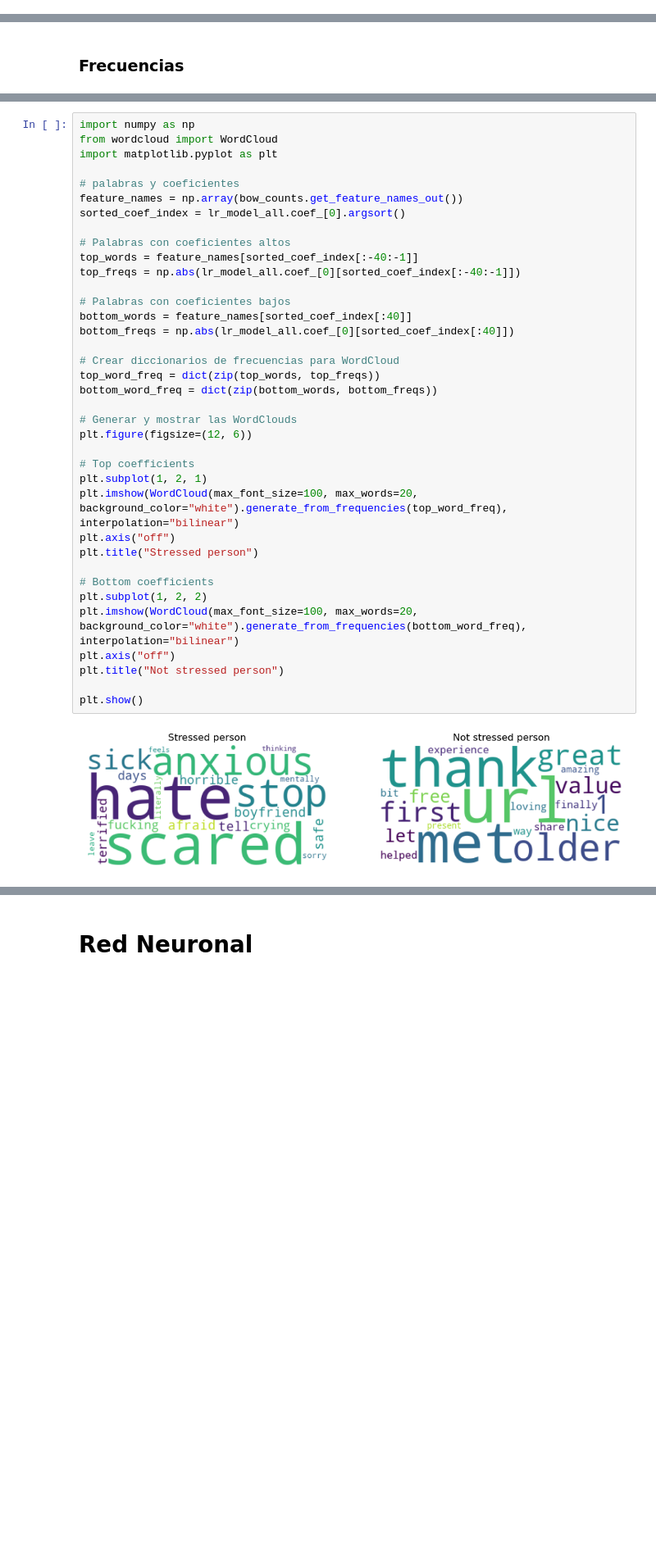
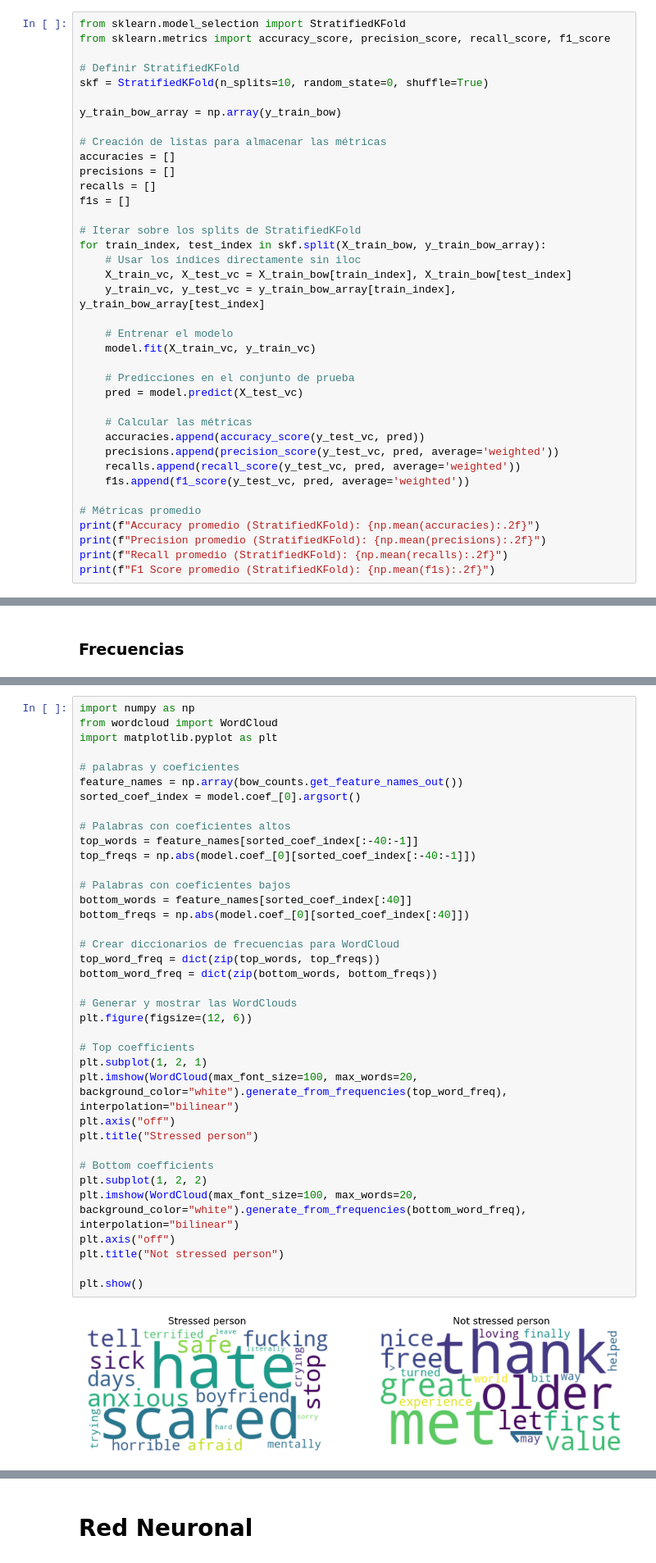
Before and after one commit to valemicolgarcia/NLP-Natural-Language-Processing, a Jupyter notebook: Stress/nlp.ipynb, the cells around one changed output, grey strips where cells are left out. Shown at 82% size. Drawn from its saved outputs; the diff is of its cells as text; blank space fills up the shorter version.

```diff
--- a/Stress/nlp.ipynb
+++ b/Stress/nlp.ipynb
@@ -521,0 +537,38 @@ Accuracy:  74.64788732394366
+# %%
+from sklearn.model_selection import StratifiedKFold
+from sklearn.metrics import accuracy_score, precision_score, recall_score, f1_score
+
+# Definir StratifiedKFold
+skf = StratifiedKFold(n_splits=10, random_state=0, shuffle=True)
+
+y_train_bow_array = np.array(y_train_bow)
+
+# Creación de listas para almacenar las métricas
+accuracies = []
+precisions = []
+recalls = []
+f1s = []
+
+# Iterar sobre los splits de StratifiedKFold
+for train_index, test_index in skf.split(X_train_bow, y_train_bow_array):
+    # Usar los índices directamente sin iloc
+    X_train_vc, X_test_vc = X_train_bow[train_index], X_train_bow[test_index]
+    y_train_vc, y_test_vc = y_train_bow_array[train_index], y_train_bow_array[test_index]
+
+    # Entrenar el modelo
+    model.fit(X_train_vc, y_train_vc)
+
+    # Predicciones en el conjunto de prueba
+    pred = model.predict(X_test_vc)
+
+    # Calcular las métricas
+    accuracies.append(accuracy_score(y_test_vc, pred))
+    precisions.append(precision_score(y_test_vc, pred, average='weighted'))
+    recalls.append(recall_score(y_test_vc, pred, average='weighted'))
+    f1s.append(f1_score(y_test_vc, pred, average='weighted'))
+
+# Métricas promedio
+print(f"Accuracy promedio (StratifiedKFold): {np.mean(accuracies):.2f}")
+print(f"Precision promedio (StratifiedKFold): {np.mean(precisions):.2f}")
+print(f"Recall promedio (StratifiedKFold): {np.mean(recalls):.2f}")
+print(f"F1 Score promedio (StratifiedKFold): {np.mean(f1s):.2f}")
@@ -544,35 +644,35 @@ import matplotlib.pyplot as plt
 
 # palabras y coeficientes
 feature_names = np.array(bow_counts.get_feature_names_out())
-sorted_coef_index = lr_model_all.coef_[0].argsort()
+sorted_coef_index = model.coef_[0].argsort()
 
 # Palabras con coeficientes altos
 top_words = feature_names[sorted_coef_index[:-40:-1]]
-top_freqs = np.abs(lr_model_all.coef_[0][sorted_coef_index[:-40:-1]])
+top_freqs = np.abs(model.coef_[0][sorted_coef_index[:-40:-1]])
 
 # Palabras con coeficientes bajos
 bottom_words = feature_names[sorted_coef_index[:40]]
-bottom_freqs = np.abs(lr_model_all.coef_[0][sorted_coef_index[:40]])
+bottom_freqs = np.abs(model.coef_[0][sorted_coef_index[:40]])
 
 # Crear diccionarios de frecuencias para WordCloud
 top_word_freq = dict(zip(top_words, top_freqs))
 bottom_word_freq = dict(zip(bottom_words, bottom_freqs))
 
 # Generar y mostrar las WordClouds
 plt.figure(figsize=(12, 6))
 
 # Top coefficients
 plt.subplot(1, 2, 1)
 plt.imshow(WordCloud(max_font_size=100, max_words=20, background_color="white").generate_from_frequencies(top_word_freq), interpolation="bilinear")
 plt.axis("off")
 plt.title("Stressed person")
 
 # Bottom coefficients
 plt.subplot(1, 2, 2)
 plt.imshow(WordCloud(max_font_size=100, max_words=20, background_color="white").generate_from_frequencies(bottom_word_freq), interpolation="bilinear")
 plt.axis("off")
 plt.title("Not stressed person")
 
 plt.show()
 # %% [output]
-[figure, old version]
+[figure, new version]
```
Also changed, not shown: parts of 36 cells of this notebook.
